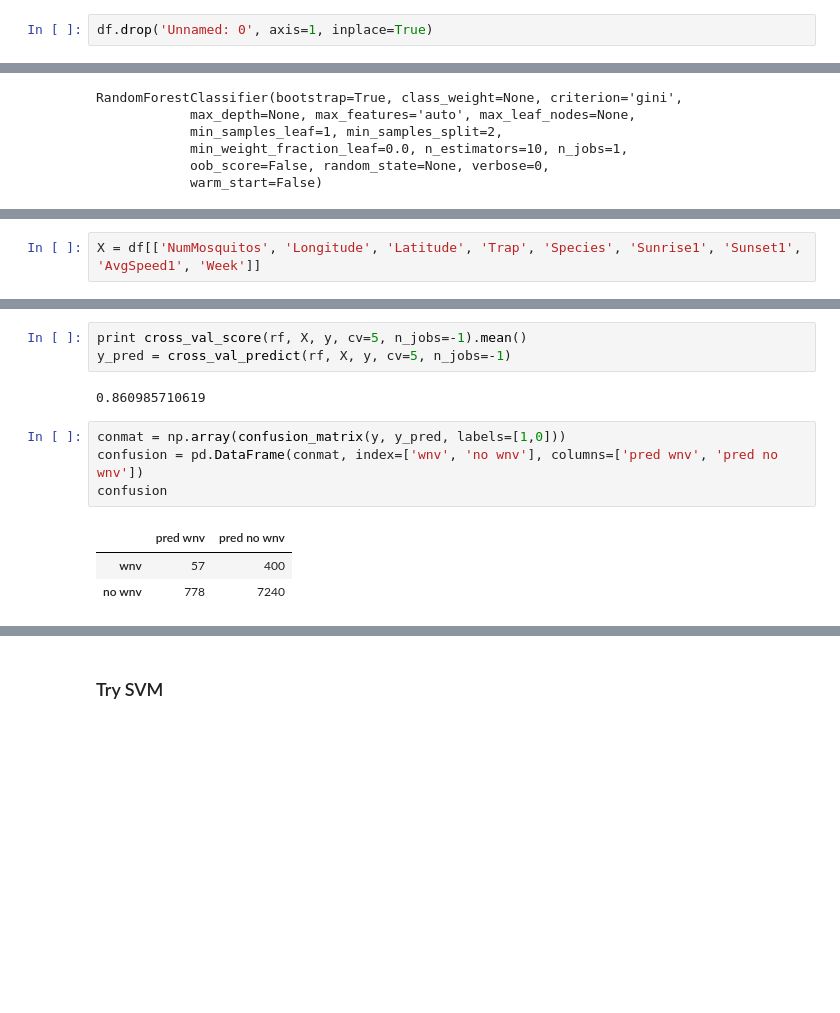
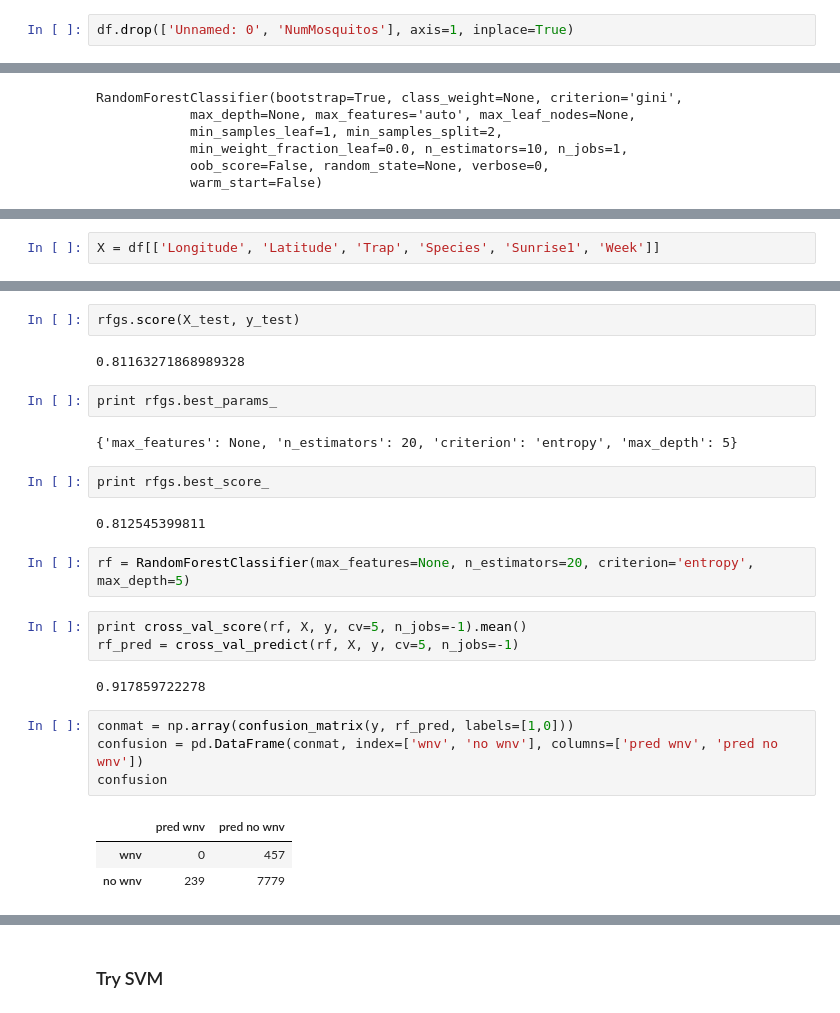
Before and after one commit to nickjwagner/Kaggle, a Jupyter notebook: wnvcode - complete.ipynb, the cells around one changed output, grey strips where cells are left out. Saved outputs shown, nothing was run; the diff lists cells and outputs as text; blank space fills up the shorter version.

```diff
--- a/wnvcode - complete.ipynb
+++ b/wnvcode - complete.ipynb
@@ -480,7 +518,7 @@ df.head()
 | 4 | 4 | CULEX PIPIENS/RESTUANS | T050 | 41.919343 | -87.694259 | 1 | 88 | 60 | 74 | 10 | ... |
 5 rows × 48 columns
 # %%
-df.drop('Unnamed: 0', axis=1, inplace=True)
+df.drop(['Unnamed: 0', 'NumMosquitos'], axis=1, inplace=True)
 # %%
 df.head()
 # %% [output]
@@ -565,3 +603,3 @@ feature_importances.head(10)
 # %%
-X = df[['NumMosquitos', 'Longitude', 'Latitude', 'Trap', 'Species', 'Sunrise1', 'Sunset1', 'AvgSpeed1', 'Week']]
+X = df[['Longitude', 'Latitude', 'Trap', 'Species', 'Sunrise1', 'Week']]
 # %% [markdown]
@@ -569,13 +625,27 @@ X = df[['NumMosquitos', 'Longitude', 'Latitude', 'Trap', 'Species', 'Sunrise1',
+# %%
+rfgs.score(X_test, y_test)
+# %% [output]
+0.81163271868989328
+# %%
+print rfgs.best_params_
+# %% [output]
+{'max_features': None, 'n_estimators': 20, 'criterion': 'entropy', 'max_depth': 5}
+# %%
+print rfgs.best_score_
+# %% [output]
+0.812545399811
+# %%
+rf = RandomForestClassifier(max_features=None, n_estimators=20, criterion='entropy', max_depth=5)
 # %%
 print cross_val_score(rf, X, y, cv=5, n_jobs=-1).mean()
-y_pred = cross_val_predict(rf, X, y, cv=5, n_jobs=-1)
+rf_pred = cross_val_predict(rf, X, y, cv=5, n_jobs=-1)
 # %% [output]
-0.860985710619
+0.917859722278
 # %%
-conmat = np.array(confusion_matrix(y, y_pred, labels=[1,0]))
+conmat = np.array(confusion_matrix(y, rf_pred, labels=[1,0]))
 confusion = pd.DataFrame(conmat, index=['wnv', 'no wnv'], columns=['pred wnv', 'pred no wnv'])
 confusion
 # %% [output]
 |  | pred wnv | pred no wnv |
-| wnv | 57 | 400 |
-| no wnv | 778 | 7240 |
+| wnv | 0 | 457 |
+| no wnv | 239 | 7779 |
```
Also changed, not shown: parts of 28 cells of this notebook.
